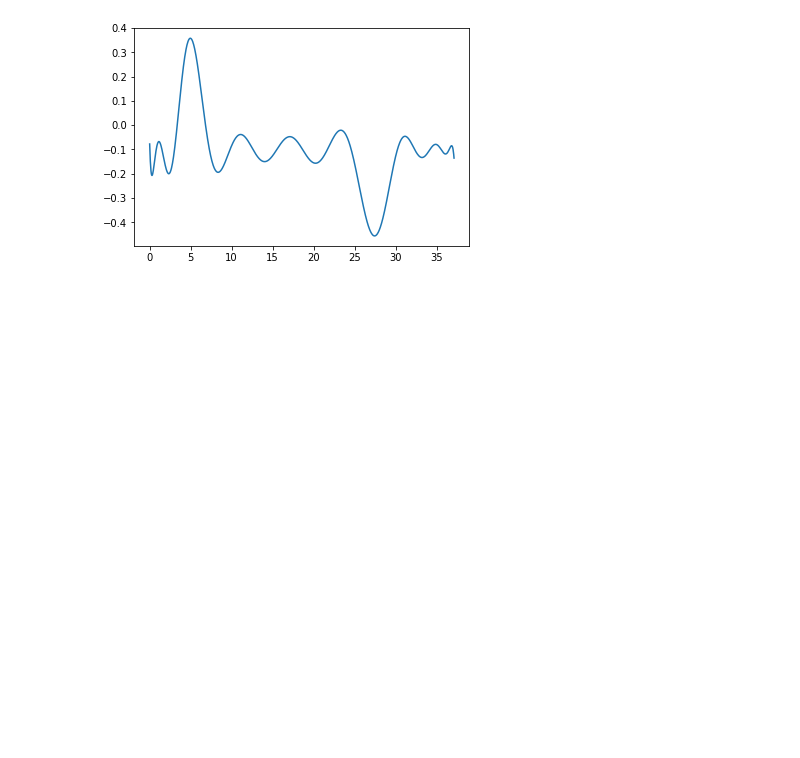
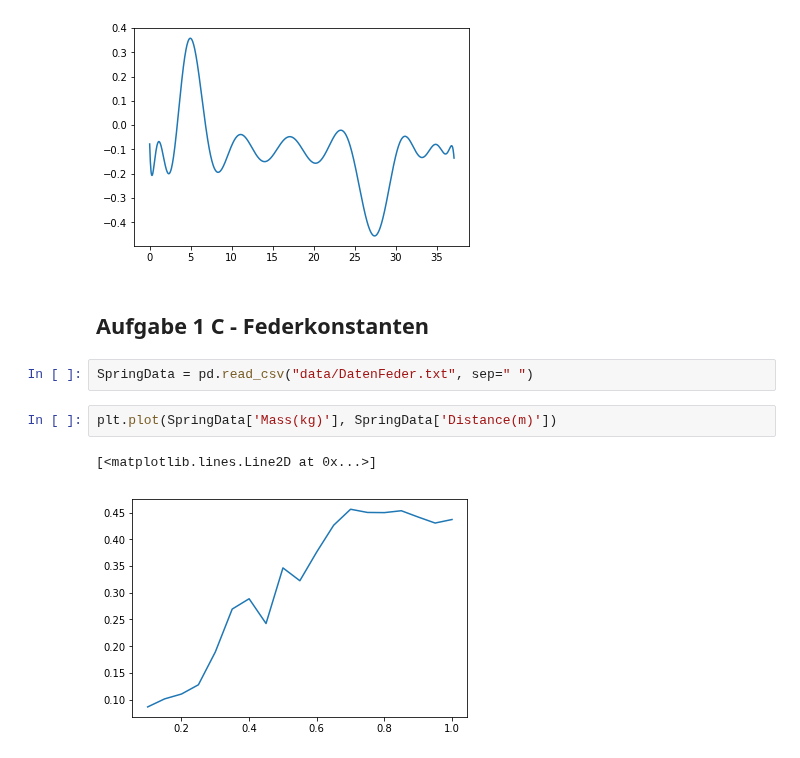
Before and after one commit to darenegade/modellbildung, a Jupyter notebook: Abgabe1/Abgabe1.ipynb, the cells around one changed output. Cells and saved outputs as stored; diff of their text form; blank space fills up the shorter version.

Commit message:
Aufgabe 1C (kubische Funktion fehlt noch) Aufgabe 1D angefangen

```diff
--- a/Abgabe1/Abgabe1.ipynb
+++ b/Abgabe1/Abgabe1.ipynb
@@ -36,3 +36,12 @@ plt.plot(accData['Time (s)'], ffit(accData['Time (s)']))
 # %% [output]
 [<matplotlib.lines.Line2D at 0x...>]
 [figure]
+# %% [markdown]
+## Aufgabe 1 C - Federkonstanten
+# %%
+SpringData = pd.read_csv("data/DatenFeder.txt", sep=" ")
+# %%
+plt.plot(SpringData['Mass(kg)'], SpringData['Distance(m)'])
+# %% [output]
+[<matplotlib.lines.Line2D at 0x...>]
+[figure, added]
```
Also changed, not shown: parts of 8 cells of this notebook, 2 other files.
